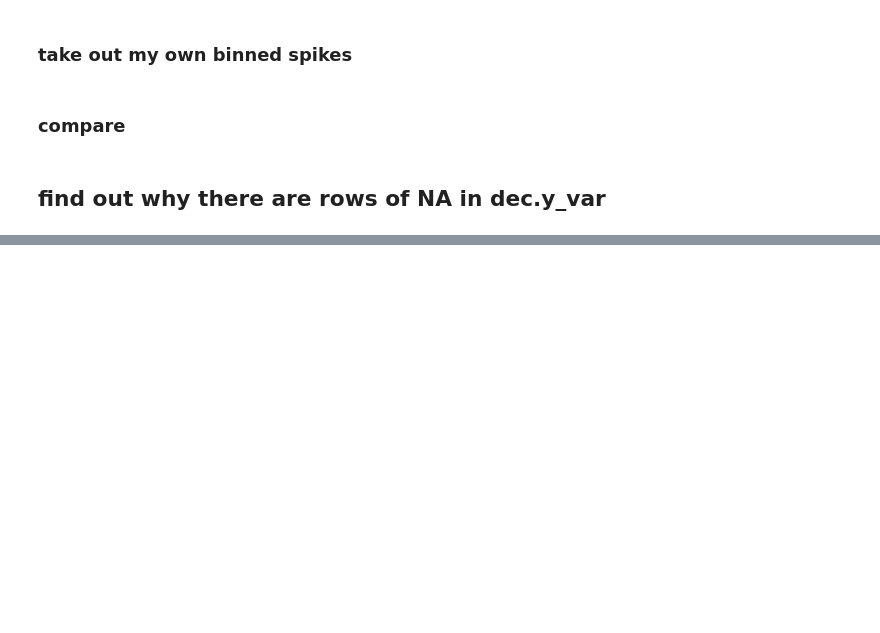
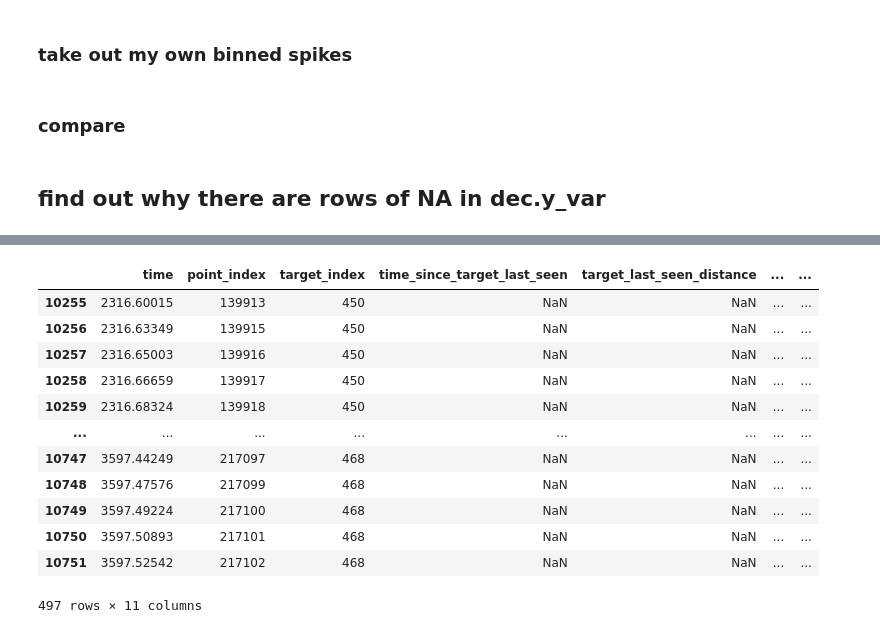
Before and after one commit to CiciDu/multiff_analysis, a Jupyter notebook: notebooks/neural_data_analysis/decoding_current_targets.ipynb, the cells around one changed output, grey strips where cells are left out. Drawn from its saved outputs; the diff is of its cells as text; code cells hidden in the pictures; blank space fills up the shorter version.

```diff
--- a/notebooks/neural_data_analysis/decoding_current_targets.ipynb
+++ b/notebooks/neural_data_analysis/decoding_current_targets.ipynb
@@ -1079,0 +982,17 @@ array([  17.07656,   25.01125,   29.4104 ,   31.90023,   35.53553,
+# %%
+df3 = df2[df2['point_index']>= 139910]
+df3
+# %% [output]
+|  | time | point_index | target_index | time_since_target_last_seen | target_last_seen_distance | ... | ... |
+| 10255 | 2316.60015 | 139913 | 450 | NaN | NaN | ... | ... |
+| 10256 | 2316.63349 | 139915 | 450 | NaN | NaN | ... | ... |
+| 10257 | 2316.65003 | 139916 | 450 | NaN | NaN | ... | ... |
+| 10258 | 2316.66659 | 139917 | 450 | NaN | NaN | ... | ... |
+| 10259 | 2316.68324 | 139918 | 450 | NaN | NaN | ... | ... |
+| ... | ... | ... | ... | ... | ... | ... | ... |
+| 10747 | 3597.44249 | 217097 | 468 | NaN | NaN | ... | ... |
+| 10748 | 3597.47576 | 217099 | 468 | NaN | NaN | ... | ... |
+| 10749 | 3597.49224 | 217100 | 468 | NaN | NaN | ... | ... |
+| 10750 | 3597.50893 | 217101 | 468 | NaN | NaN | ... | ... |
+| 10751 | 3597.52542 | 217102 | 468 | NaN | NaN | ... | ... |
+497 rows × 11 columns
```
Also changed, not shown: parts of 47 cells of this notebook, 15 other files.
